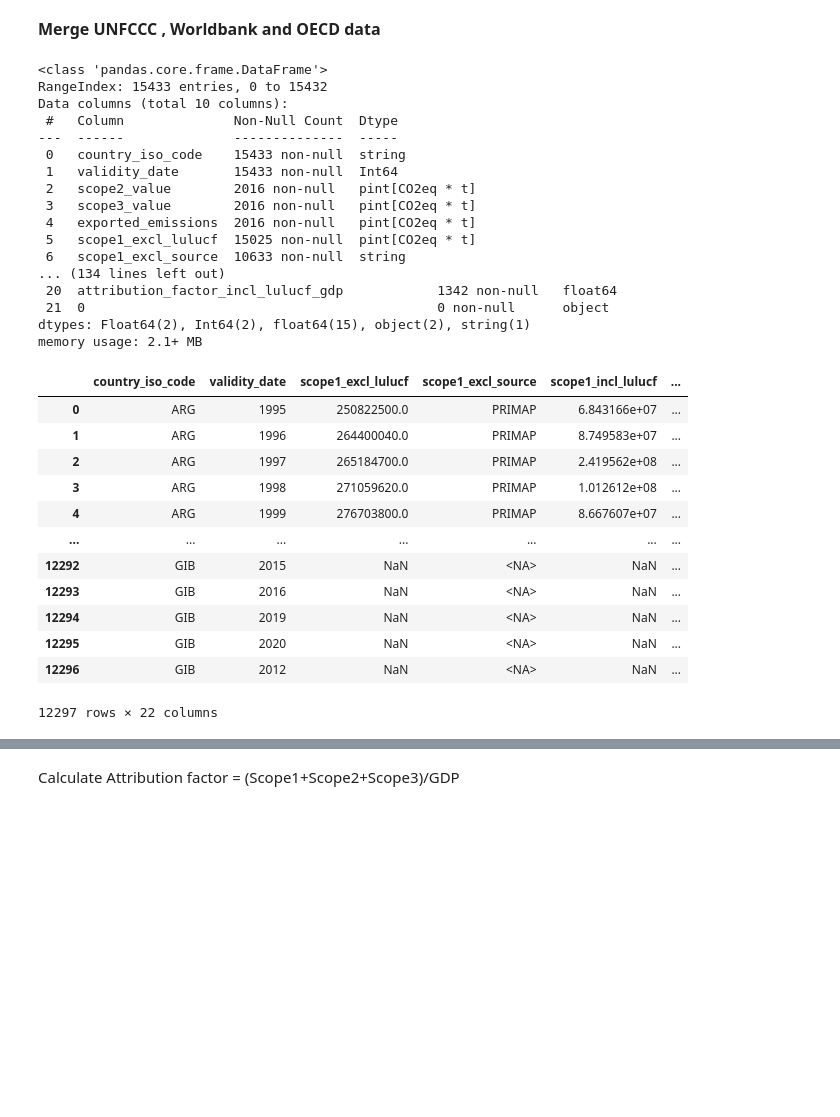
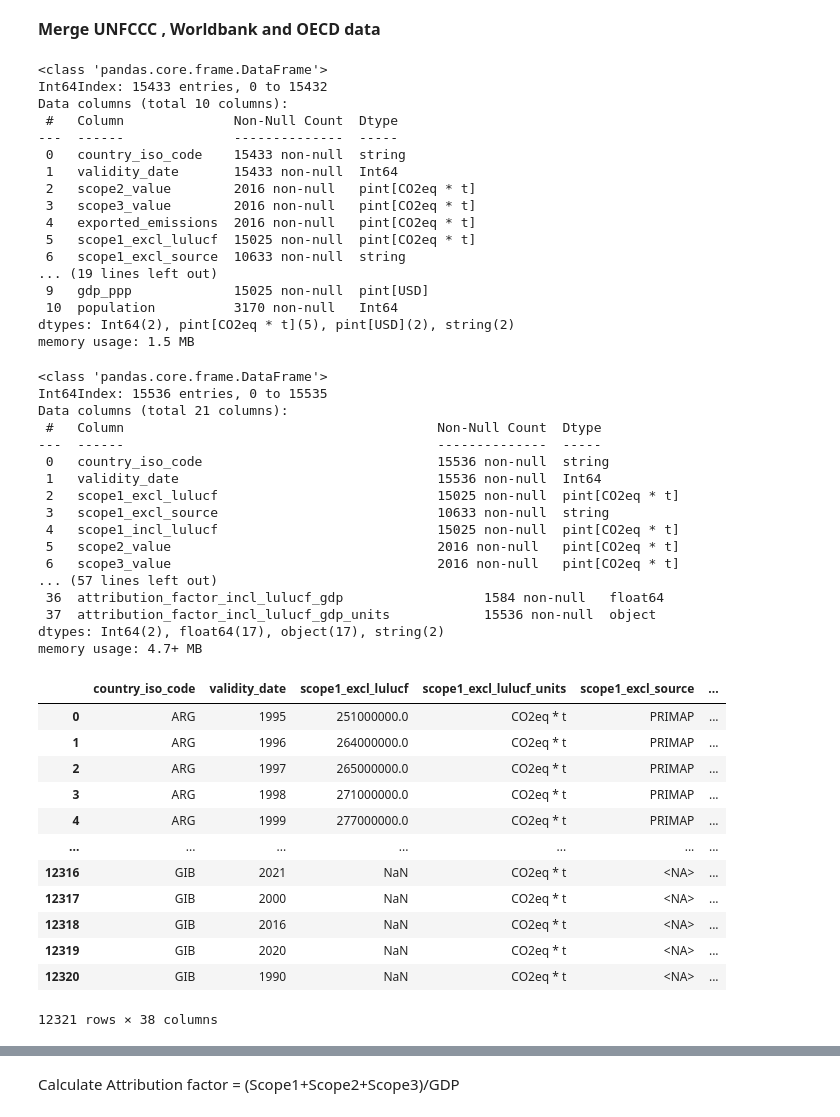
Before and after one commit to os-climate/PCAF-sovereign-footprint, a Jupyter notebook: notebooks/calc_total_sovereign_emissions.ipynb, the cells around one changed output, grey strips where cells are left out. Drawn from its saved outputs; the diff is of its cells as text; code cells hidden in the pictures; blank space fills up the shorter version.

```diff
--- a/notebooks/calc_total_sovereign_emissions.ipynb
+++ b/notebooks/calc_total_sovereign_emissions.ipynb
@@ -236,7 +224,7 @@ df_country = df_country.rename(columns={'alpha_3':'country_iso_code'})
 df_country=df_country[['country_iso_code']]
 # add Rest of World to the country dataframe
 dict_row = {'country_iso_code':'ROW'}
-df_country = pd.concat([df_country,pd.Series(dict_row)],ignore_index=True)
+df_country = df_country.append(dict_row, ignore_index = True)
 df_country.info(verbose=True)
 df1=df1.convert_dtypes()
 #df1.info(verbose=True)
@@ -494,8 +481,6 @@ df_result= requantify_df(df_result)
 #df_unfccc = df_unfccc.assign(ghg_total_with_lulucf=np.where(df_unfccc.ghg_total_with_lulucf.isnull(), 0, df_unfccc.ghg_total_with_lulucf))
 #df_unfccc = df_unfccc.assign(gdp=np.where(df_unfccc.gdp.isnull(), 0, df_unfccc.gdp))
 #df_unfccc = df_unfccc.assign(gdp_ppp=np.where(df_unfccc.gdp_ppp.isnull(), 0, df_unfccc.gdp_ppp))
-
-
 
 
 df_result = pd.merge(df_result,df_unfccc,on=['country_iso_code','validity_date'],how='outer')
@@ -518,7 +503,7 @@ df_result = df_result.rename(columns=rename_columns)
 df_result.info(verbose=True)
 df_result["population"] = df_result["population"].fillna(0)
 
-df_result = dequantify_df(df_result)
+
 
 #df_result['scope1_excl_lulucf'] = df_result['scope1_excl_lulucf'].fillna(0).astype(float)
 #df_result['scope1_incl_lulucf'] = df_result['scope1_incl_lulucf'].fillna(0).astype(float)
@@ -535,8 +520,6 @@ df_result['population_available'] = 1 * (df_result['population'] > 0)
 
 df_result['consumption_emissions_excl_lulucf'] = df_result['sum_yn'] * ( df_result['scope1_excl_lulucf'] + df_result['scope2_value'] + df_result['scope3_value'] - df_result['exported_emissions'])
 df_result['consumption_emissions_incl_lulucf'] = df_result['sum_yn'] * ( df_result['scope1_incl_lulucf'] + df_result['scope2_value'] + df_result['scope3_value'] - df_result['exported_emissions'])
-
-df_result.info(verbose=True)
 
 df_result['consumption_emissions_excl_lulucf_per_capita']  = df_result['population_available'] * df_result['consumption_emissions_excl_lulucf'] / df_result['population']
 df_result['consumption_emissions_incl_lulucf_per_capita']  = df_result['population_available'] * df_result['consumption_emissions_incl_lulucf'] / df_result['population']
@@ -574,53 +557,69 @@ df_result = df_result.reindex(columns=columns_order)
 df_result.info(verbose=True)
 df_result= dequantify_df(df_result)
 df_result.info(verbose=True)
 # remove invalid country_iso_codes (regions, ...)
 
 df_result = pd.merge(df_result,df_country,on=['country_iso_code'])
 
 cols= ['scope1_excl_lulucf','scope1_incl_lulucf','scope2_value','scope3_value',
                  'exported_emissions','gdp_ppp','gdp',
                  'consumption_emissions_excl_lulucf','consumption_emissions_incl_lulucf',
                  'population','consumption_emissions_excl_lulucf_per_capita','consumption_emissions_incl_lulucf_per_capita',
                  'attribution_factor_scope1_excl_lulucf','attribution_factor_scope1_incl_lulucf',
                  'attribution_factor_excl_lulucf','attribution_factor_excl_lulucf_gdp',
                  'attribution_factor_incl_lulucf','attribution_factor_incl_lulucf_gdp']
 df_result[cols] = df_result[cols].replace({0:np.nan})
 
-df_result.info(verbose=True)
 
 df_result
 # %% [output]
 <class 'pandas.core.frame.DataFrame'>
-RangeIndex: 15433 entries, 0 to 15432
+Int64Index: 15433 entries, 0 to 15432
 Data columns (total 10 columns):
  #   Column              Non-Null Count  Dtype
 ---  ------              --------------  -----
  0   country_iso_code    15433 non-null  string
  1   validity_date       15433 non-null  Int64
  2   scope2_value        2016 non-null   pint[CO2eq * t]
  3   scope3_value        2016 non-null   pint[CO2eq * t]
  4   exported_emissions  2016 non-null   pint[CO2eq * t]
  5   scope1_excl_lulucf  15025 non-null  pint[CO2eq * t]
  6   scope1_excl_source  10633 non-null  string
-... (134 lines left out)
- 20  attribution_factor_incl_lulucf_gdp            1342 non-null   float64
- 21  0                                             0 non-null      object
-dtypes: Float64(2), Int64(2), float64(15), object(2), string(1)
-memory usage: 2.1+ MB
+... (19 lines left out)
+ 9   gdp_ppp             15025 non-null  pint[USD]
+ 10  population          3170 non-null   Int64
+dtypes: Int64(2), pint[CO2eq * t](5), pint[USD](2), string(2)
+memory usage: 1.5 MB
+<class 'pandas.core.frame.DataFrame'>
+Int64Index: 15536 entries, 0 to 15535
+Data columns (total 21 columns):
+ #   Column                                        Non-Null Count  Dtype
+---  ------                                        --------------  -----
+ 0   country_iso_code                              15536 non-null  string
+ 1   validity_date                                 15536 non-null  Int64
+ 2   scope1_excl_lulucf                            15025 non-null  pint[CO2eq * t]
+ 3   scope1_excl_source                            10633 non-null  string
+ 4   scope1_incl_lulucf                            15025 non-null  pint[CO2eq * t]
+ 5   scope2_value                                  2016 non-null   pint[CO2eq * t]
+ 6   scope3_value                                  2016 non-null   pint[CO2eq * t]
+... (57 lines left out)
+ 36  attribution_factor_incl_lulucf_gdp                  1584 non-null   float64
+ 37  attribution_factor_incl_lulucf_gdp_units            15536 non-null  object
+dtypes: Int64(2), float64(17), object(17), string(2)
+memory usage: 4.7+ MB
-|  | country_iso_code | validity_date | scope1_excl_lulucf | scope1_excl_source | scope1_incl_lulucf | ... |
-| 0 | ARG | 1995 | 250822500.0 | PRIMAP | 6.843166e+07 | ... |
-| 1 | ARG | 1996 | 264400040.0 | PRIMAP | 8.749583e+07 | ... |
-| 2 | ARG | 1997 | 265184700.0 | PRIMAP | 2.419562e+08 | ... |
-| 3 | ARG | 1998 | 271059620.0 | PRIMAP | 1.012612e+08 | ... |
-| 4 | ARG | 1999 | 276703800.0 | PRIMAP | 8.667607e+07 | ... |
+|  | country_iso_code | validity_date | scope1_excl_lulucf | scope1_excl_lulucf_units | scope1_excl_source | ... |
+| 0 | ARG | 1995 | 251000000.0 | CO2eq * t | PRIMAP | ... |
+| 1 | ARG | 1996 | 264000000.0 | CO2eq * t | PRIMAP | ... |
+| 2 | ARG | 1997 | 265000000.0 | CO2eq * t | PRIMAP | ... |
+| 3 | ARG | 1998 | 271000000.0 | CO2eq * t | PRIMAP | ... |
+| 4 | ARG | 1999 | 277000000.0 | CO2eq * t | PRIMAP | ... |
 | ... | ... | ... | ... | ... | ... | ... |
-| 12292 | GIB | 2015 | NaN | <NA> | NaN | ... |
-| 12293 | GIB | 2016 | NaN | <NA> | NaN | ... |
-| 12294 | GIB | 2019 | NaN | <NA> | NaN | ... |
-| 12295 | GIB | 2020 | NaN | <NA> | NaN | ... |
-| 12296 | GIB | 2012 | NaN | <NA> | NaN | ... |
+| 12316 | GIB | 2021 | NaN | CO2eq * t | <NA> | ... |
+| 12317 | GIB | 2000 | NaN | CO2eq * t | <NA> | ... |
+| 12318 | GIB | 2016 | NaN | CO2eq * t | <NA> | ... |
+| 12319 | GIB | 2020 | NaN | CO2eq * t | <NA> | ... |
+| 12320 | GIB | 1990 | NaN | CO2eq * t | <NA> | ... |
-12297 rows × 22 columns
+12321 rows × 38 columns
 # %%
 #df_result['scope1_value_units'] = 'Mt CO2e'
 #df_result['scope1_value'] = df_result['scope1_value'].round(decimals = 3)
```
Also changed, not shown: parts of 19 cells of this notebook, 14 other files.
